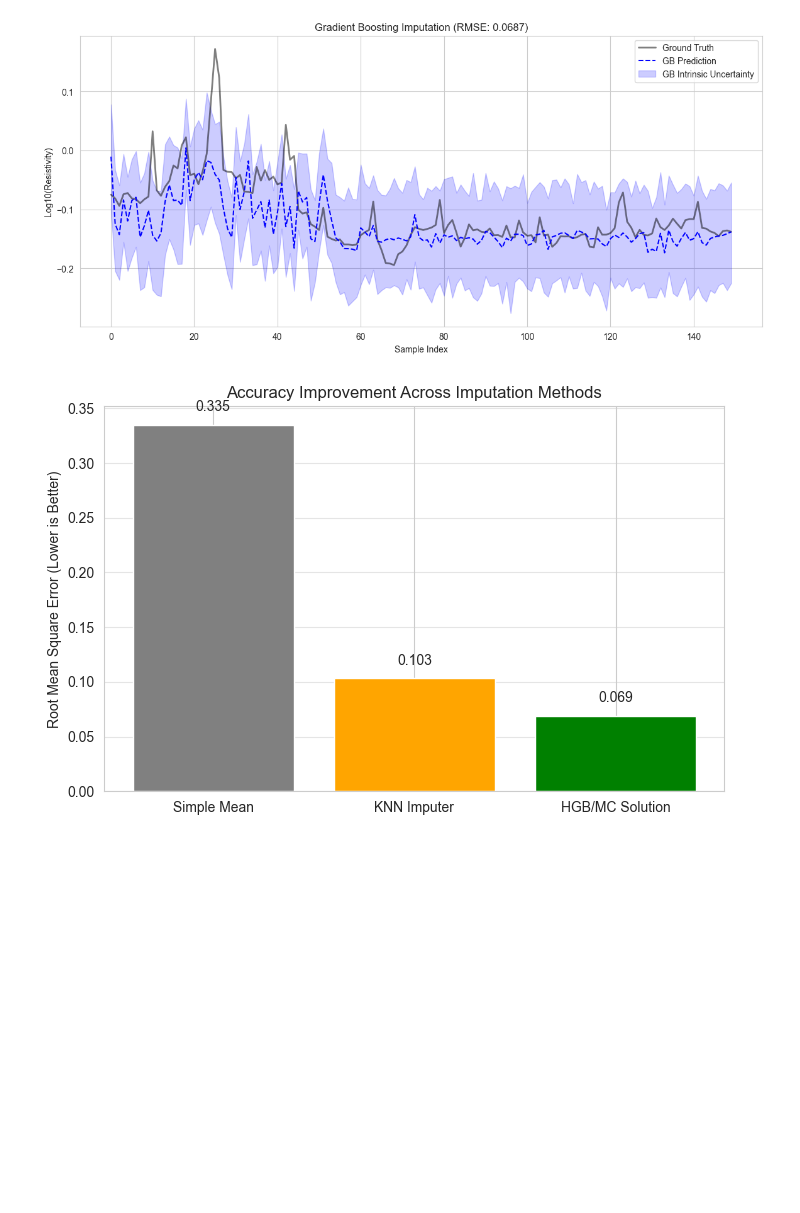
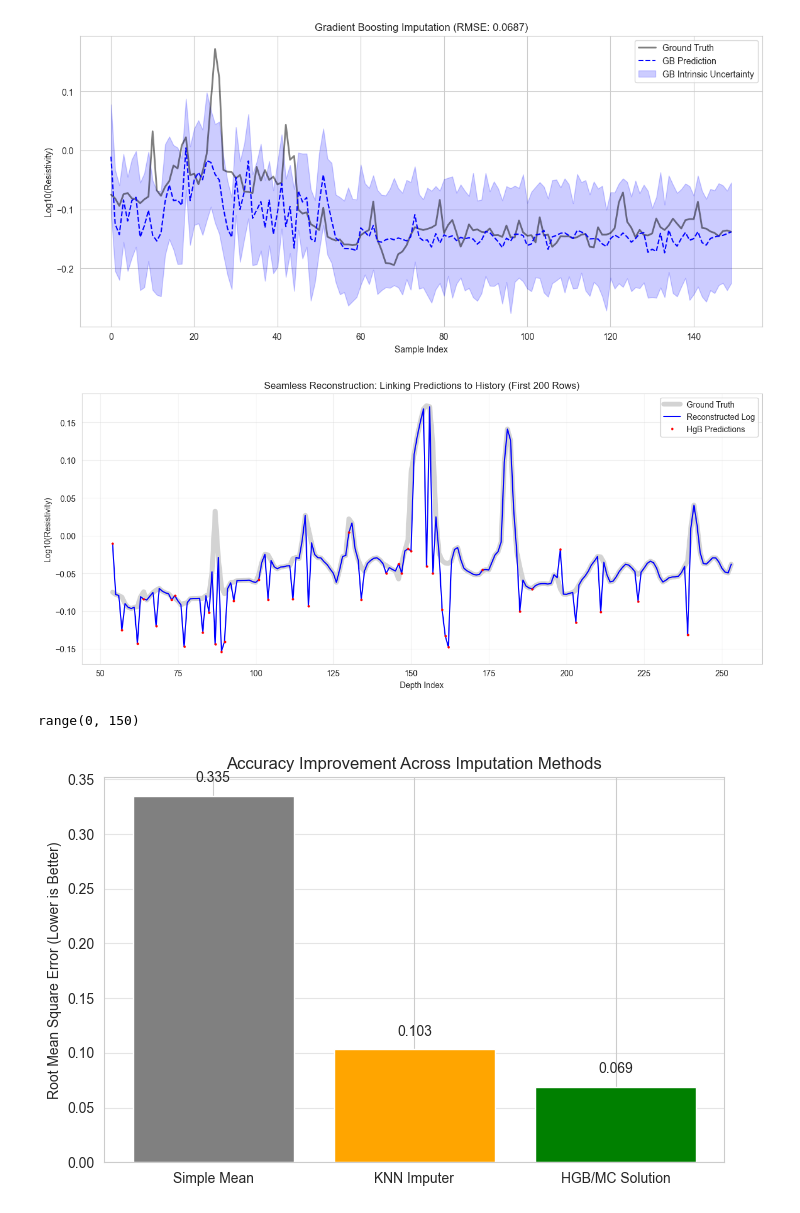
Before and after one commit to mmesbahi/well-logs-ML-MCS, a Jupyter notebook: notebooks/ML_basic_imputation.ipynb, the cells around one changed output. Cells and saved outputs as stored; diff of their text form; code cells hidden in the pictures; blank space fills up the shorter version.

Commit message:
added HGB single guess graph

```diff
--- a/notebooks/ML_basic_imputation.ipynb
+++ b/notebooks/ML_basic_imputation.ipynb
@@ -537,6 +535,50 @@ Gradient Boosting Sigma: 0.0529
 RMSE: 0.0687 (Improvement: 79.48%)
 Coverage: 85.7%
 [figure]
+# %%
+# --- 1. CONSTRUCT THE FULL RECONSTRUCTED LOG ---
+# Start with the missing dataframe (which has NaNs)
+df_reconstructed_hgb = df_miss.copy()
+
+# Fill the NaNs with your Random Forest predictions
+# We use the index alignment to ensure predictions go into the exact right empty slots
+df_reconstructed_hgb.loc[test_df.index, target] = y_pred_gb
+
+# redefine zoom again
+zoom = 200
+indices = df_clean.index[:zoom]
+
+# Get the Reconstructed Version (Mixed: Real Data + Predictions)
+y_combined_hgb = df_reconstructed_hgb[target].iloc[:zoom]
+
+# --- 2. PLOT ---
+plt.figure(figsize=(15, 6))
+
+# A. Plot Ground Truth (Background Reference)
+plt.plot(indices, y_original, color='lightgrey', linewidth=6, label='Ground Truth')
+
+# B. Plot The Continuous Reconstructed Log
+# This plots the WHOLE line (Known + Pred) as one connected curve
+plt.plot(indices, y_combined_hgb, color='blue', linestyle='-', linewidth=1.5, label='Reconstructed Log')
+
+# C. Highlight the Predicted Sections
+# We overlay red dots on the specific points that were predicted
+
+plt.plot(indices[is_imputed], y_combined_hgb[is_imputed],
+         color='red', marker='.', linestyle='None', markersize=4, label='HgB Predictions')
+
+plt.title(f"Seamless Reconstruction: Linking Predictions to History (First {zoom} Rows)")
+plt.xlabel("Depth Index")
+plt.ylabel("Log10(Resistivity)")
+plt.legend()
+plt.grid(True, alpha=0.3)
+plt.show()
+# %% [output]
+[figure, added]
+# %%
+print(indices)
+# %% [output]
+range(0, 150)
 # %%
 models = ['Simple Mean', 'KNN Imputer', 'HGB/MC Solution']
 rmses = [rmse_simple, rmse_knn, rmse_gb]
```
Also changed, not shown: parts of 1 cell of this notebook.
